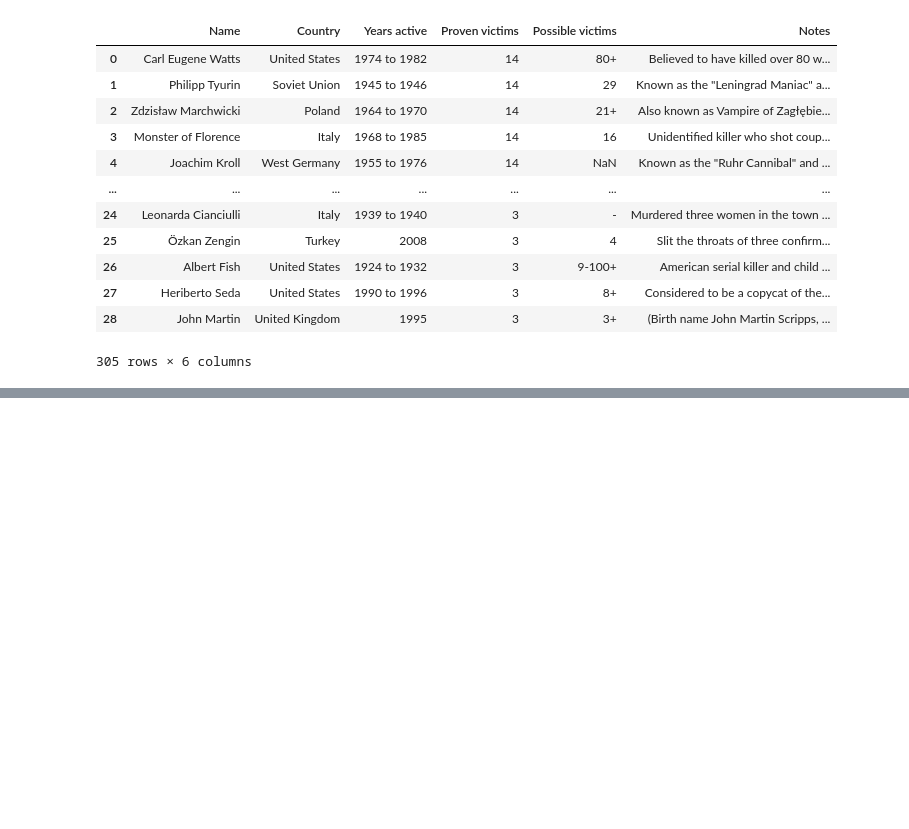
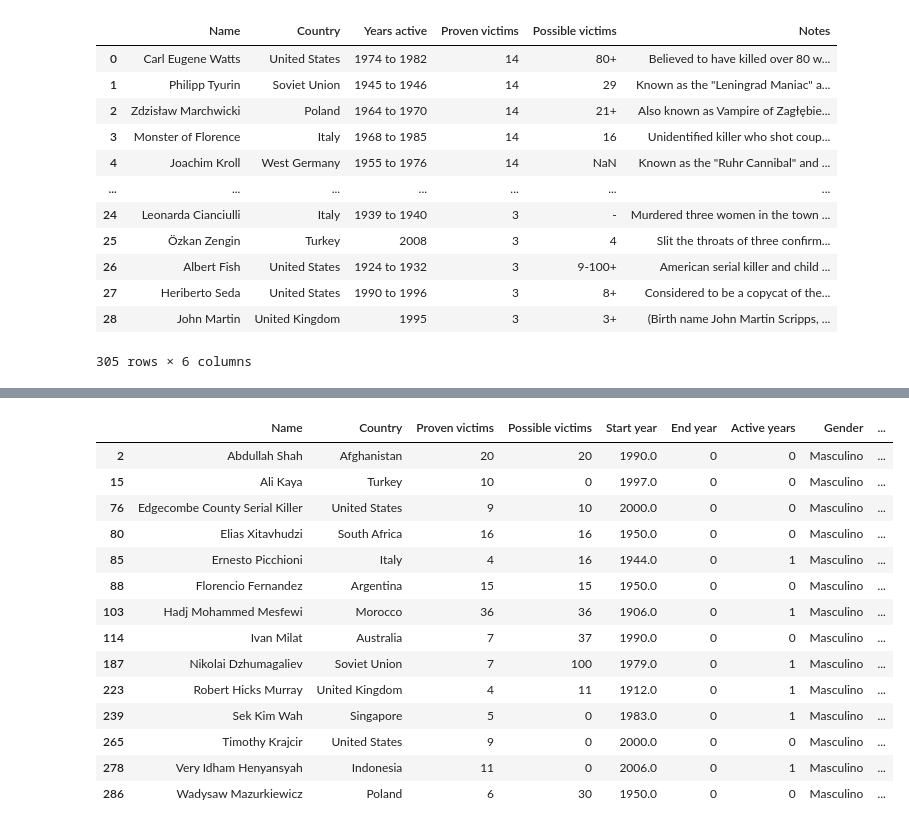
Before and after one commit to Ariana-Papantonio/promoK-modulo4-sprint2-pair-programming-rosana-ariana, a Jupyter notebook: EDA_serial_killers.ipynb, the cells around one changed output, grey strips where cells are left out. Drawn from its saved outputs; the diff is of its cells as text; code cells hidden in the pictures; blank space fills up the shorter version.

```diff
--- a/EDA_serial_killers.ipynb
+++ b/EDA_serial_killers.ipynb
@@ -274,0 +891,4 @@ array(['Carl Eugene Watts', 'Philipp Tyurin', 'Zdzisław Marchwicki',
+# %%
+estado = {'Captured': 'Capturado', 'Not Captured': 'No capturado'}
+# %%
+df_serial_killers_final['Status'] = df_serial_killers_final['Status'].replace(estado)
@@ -274,0 +935,23 @@ array(['Carl Eugene Watts', 'Philipp Tyurin', 'Zdzisław Marchwicki',
+# %%
+# Diccionario con los años de inicio de actividad
+inicio_actividad = {
+    'Enriqueta Marti': 1912,
+    'Ernesto Picchioni': 1944,
+    'Hadj Mohammed Mesfewi': np.nan,  # Desconocido
+    'Juana Barraza': 1998,
+    'Nikolai Dzhumagaliev': 1979,
+    'Robert Hicks Murray': np.nan,    # Desconocido
+    'Sek Kim Wah': 1983,
+    'Very Idham Henyansyah': 2006,
+    'Hadj Mohammed Mesfewi': 1906,
+    'Robert Hicks Murray' : 1912
+}
+
+# Actualizar la columna 'Start year' en el DataFrame
+df_serial_killers_final['Start year'] = df_serial_killers_final.apply(
+    lambda row: inicio_actividad.get(row['Name'], row['Start year']),
+    axis=1
+)
+
+# Verificar los resultados para las filas actualizadas
+print(df_serial_killers_final[df_serial_killers_final['Name'].isin(inicio_actividad.keys())])
@@ -274,0 +987,20 @@ array(['Carl Eugene Watts', 'Philipp Tyurin', 'Zdzisław Marchwicki',
+# %%
+años_fin_nulos = df_serial_killers_final[df_serial_killers_final['End year'] == 0]
+# %%
+años_fin_nulos
+# %% [output]
+|  | Name | Country | Proven victims | Possible victims | Start year | End year | Active years | Gender | ... |
+| 2 | Abdullah Shah | Afghanistan | 20 | 20 | 1990.0 | 0 | 0 | Masculino | ... |
+| 15 | Ali Kaya | Turkey | 10 | 0 | 1997.0 | 0 | 0 | Masculino | ... |
+| 76 | Edgecombe County Serial Killer | United States | 9 | 10 | 2000.0 | 0 | 0 | Masculino | ... |
+| 80 | Elias Xitavhudzi | South Africa | 16 | 16 | 1950.0 | 0 | 0 | Masculino | ... |
+| 85 | Ernesto Picchioni | Italy | 4 | 16 | 1944.0 | 0 | 1 | Masculino | ... |
+| 88 | Florencio Fernandez | Argentina | 15 | 15 | 1950.0 | 0 | 0 | Masculino | ... |
+| 103 | Hadj Mohammed Mesfewi | Morocco | 36 | 36 | 1906.0 | 0 | 1 | Masculino | ... |
+| 114 | Ivan Milat | Australia | 7 | 37 | 1990.0 | 0 | 0 | Masculino | ... |
+| 187 | Nikolai Dzhumagaliev | Soviet Union | 7 | 100 | 1979.0 | 0 | 1 | Masculino | ... |
+| 223 | Robert Hicks Murray | United Kingdom | 4 | 11 | 1912.0 | 0 | 1 | Masculino | ... |
+| 239 | Sek Kim Wah | Singapore | 5 | 0 | 1983.0 | 0 | 1 | Masculino | ... |
+| 265 | Timothy Krajcir | United States | 9 | 0 | 2000.0 | 0 | 0 | Masculino | ... |
+| 278 | Very Idham Henyansyah | Indonesia | 11 | 0 | 2006.0 | 0 | 1 | Masculino | ... |
+| 286 | Wadysaw Mazurkiewicz | Poland | 6 | 30 | 1950.0 | 0 | 0 | Masculino | ... |
```
Also changed, not shown: parts of 157 cells of this notebook, 5 other files.
